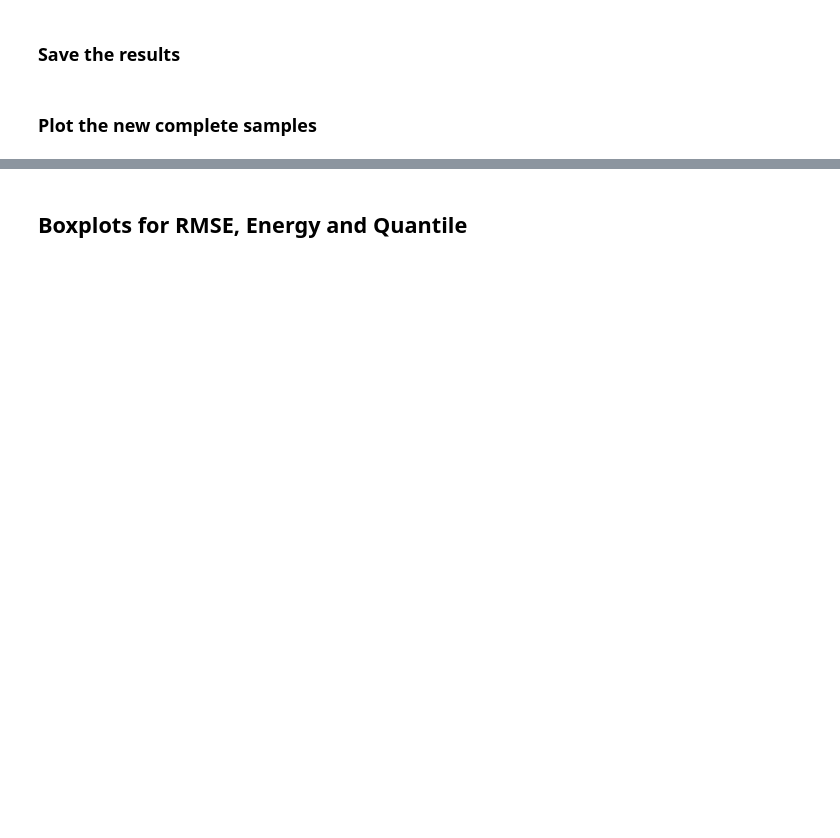
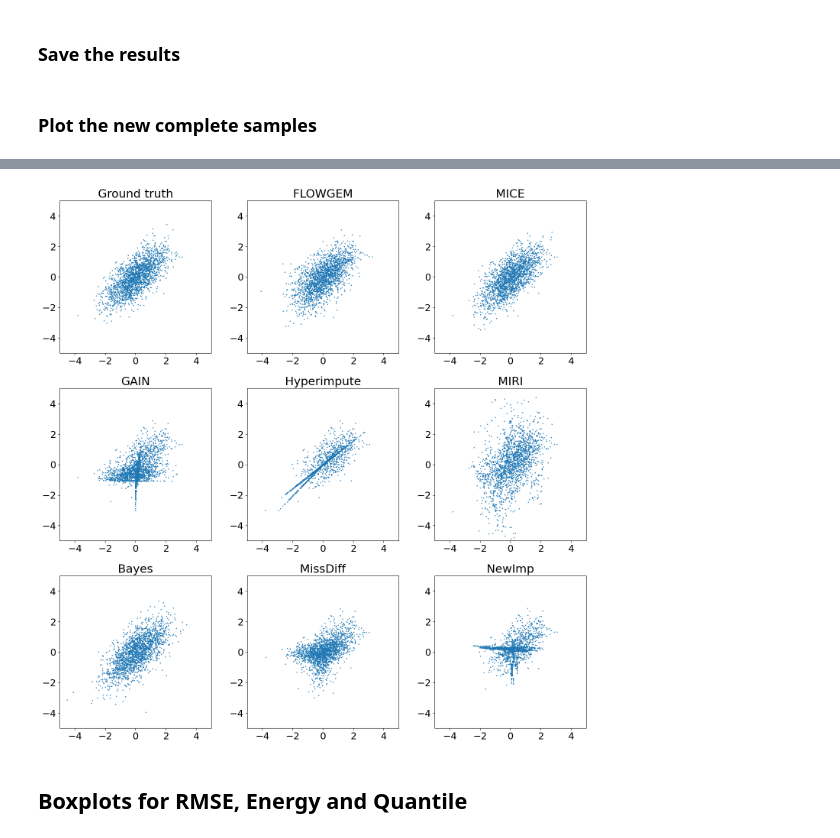
Before and after one commit to gkremling/FLOWGEM, a Jupyter notebook: main_simulations.ipynb, the cells around one changed output, grey strips where cells are left out. Drawn from its saved outputs; the diff is of its cells as text; code cells hidden in the pictures; blank space fills up the shorter version.

```diff
--- a/main_simulations.ipynb
+++ b/main_simulations.ipynb
@@ -194,11 +256,9 @@ def generate_data(n, d, seed):
 if not results["data"]:
     for run in range(param_vals["n_runs"]):
         X0, M, Xstar = generate_data(param_vals["n"], param_vals["d"], seed=run)
-        results["data"][run] = {
-            "X0": X0,
-            "M": M,
-            "Xstar": Xstar
-        }
+        results["data"][run] = {"X0": X0,
+                                "M": M,
+                                "Xstar": Xstar}
 # %% [markdown]
 ### Run sample methods and compute metrics (only those that are not available yet)
 # %%
@@ -206,13 +266,13 @@ def energy_distance(X, Y):
     XY = cdist(X, Y)
     XX = cdist(X, X)
     YY = cdist(Y, Y)
-    return 2 * XY.mean() - XX.mean() - YY.mean()
+    return (2 * XY.mean() - XX.mean() - YY.mean())* X.shape[0] / 2
 
 def energy_distance_fixed_X(X, XX_mean, Y):
     XY_mean = cdist(X, Y).mean()
     n = len(Y)
     YY_mean = pdist(Y).mean() * (n - 1) / n
-    return 2 * XY_mean - XX_mean - YY_mean
+    return (2 * XY_mean - XX_mean - YY_mean)* X.shape[0] / 2
 # %%
 def impute_truth(X0, M, n_imputations):
     X_imps = []
@@ -328,3 +471,3 @@ param_log.to_csv(log_file, index=False)
 # %%
 ## Determine which run should be plotted
-run = 3
+run = 1 if param_vals['distr'] == 'UNI' else 0
@@ -359,3 +474,74 @@ for method in methods:
+# %%
+# methods_plot = [m for m in results['metrics'].keys() if m != "truth"]
+methods_plot = ['flowgem', 'mice', 'gain', 'hyperimpute', 'miri', 'bayes', 'missdiff', 'knewimp']
+
+plot_init = False
+
+title_dict = {'gain': 'GAIN',
+              'hyperimpute': 'Hyperimpute',
+              'miri': 'MIRI',
+              'bayes': 'Bayes',
+              'flowgem': 'FLOWGEM',
+              'mice': 'MICE',
+              'missdiff': 'MissDiff',
+              'knewimp': 'NewImp'}
+
+titles = ["Ground truth", "Initial imputation"]
+
+plt.rcParams.update({'font.size': 18})
+
+# nrows = int(np.ceil((len(methods_plot)+2)/3))
+# fig, axes = plt.subplots(nrows=nrows, ncols=3, figsize=(15, 5*nrows))
+if plot_init:
+    fig, axes = plt.subplots(nrows=3, ncols=4, figsize=(20, 15))
+else:
+    fig, axes = plt.subplots(nrows=3, ncols=3, figsize=(15, 15))
+axes = axes.flatten()
+
+if param_vals["distr"] == 'UNI':
+    xymin = -0.75
+    xymax = 1.75
+else:
+    xymin = -5
+    xymax = 5
+
+id_truth = 1 if plot_init else 0
+Xstar = results["data"][run]["Xstar"]
+axes[id_truth].scatter(Xstar[:, 0].cpu(), Xstar[:, 1].cpu(), s=1)
+axes[id_truth].set_xlim(xymin, xymax)
+axes[id_truth].set_ylim(xymin, xymax)
+axes[id_truth].set_title(titles[0], fontsize=22)
+
+if plot_init:
+    X0 = results["data"][run]["X0"]
+    axes[2].scatter(X0[:, 0].detach().cpu(), X0[:, 1].detach().cpu(), s=1)
+    axes[2].set_xlim(xymin, xymax)
+    axes[2].set_ylim(xymin, xymax)
+    axes[2].set_title(titles[1], fontsize=22)
+
+for i, method in enumerate(methods_plot):
+    id_meth = i+4 if plot_init else i+1
+    X = results["Xhat_store"][f"{method}_{run}"]
+    axes[id_meth].scatter(X[:, 0], X[:, 1], s=1)
+    axes[id_meth].set_xlim(xymin, xymax)
+    axes[id_meth].set_ylim(xymin, xymax)
+    axes[id_meth].set_title(title_dict[method], fontsize=22)
+
+if param_vals['distr'] == 'UNI':
+    for ax in axes:
+        rect = plt.Rectangle((0, 0), 1, 1, linewidth=1, edgecolor='black', facecolor='none')
+        ax.add_patch(rect)
+
+# for j in range(len(methods_plot) + 2, len(axes)):
+if plot_init:
+    for j in [0,3]:
+        axes[j].set_visible(False)
+
+plt.tight_layout()
+plt.savefig(f"{base_path}/results/simulations/imputations{param_vals["distr"]}.png", dpi=150, bbox_inches="tight")
+plt.show()
+# %% [output]
+[figure, added]
 # %% [markdown]
 ## Boxplots for RMSE, Energy and Quantile
 # %%
```
Also changed, not shown: parts of 22 cells of this notebook, 12 other files.
